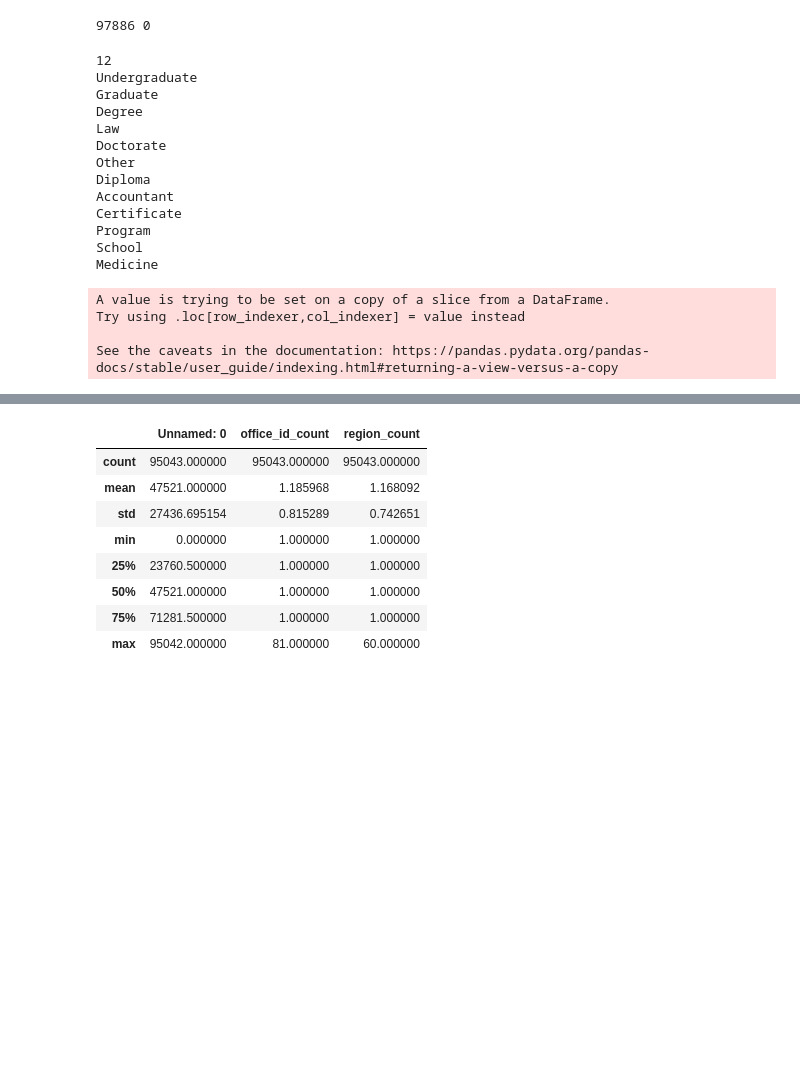
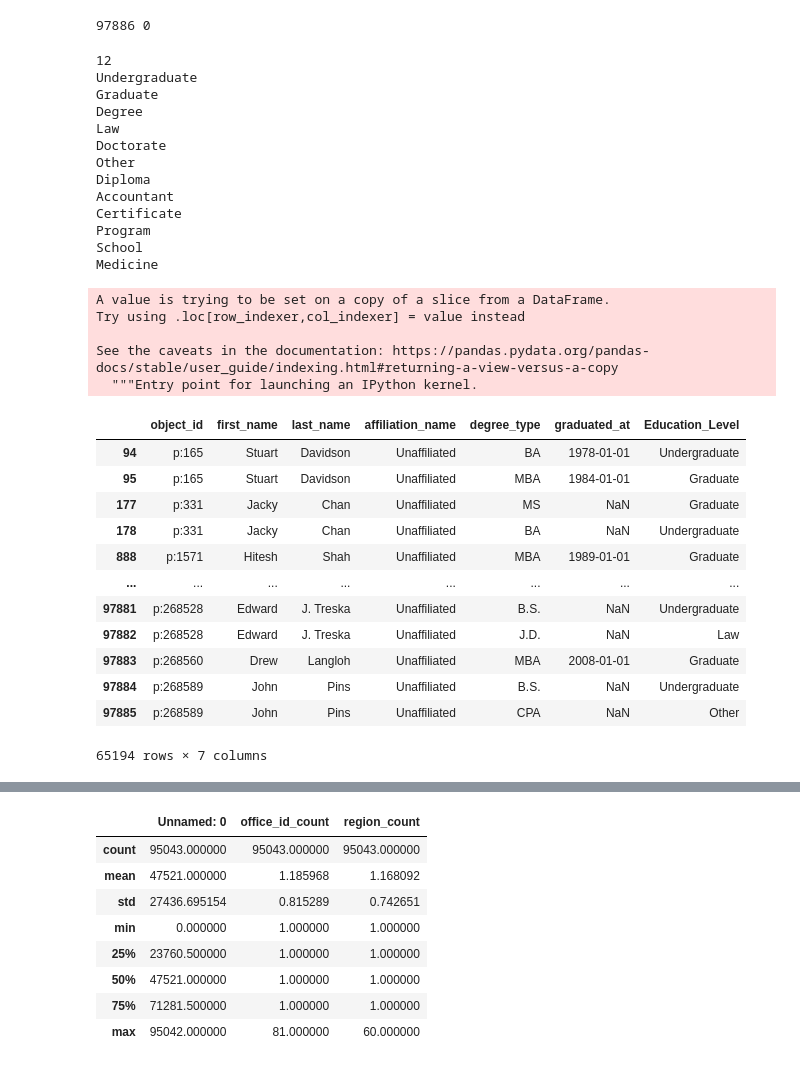
Before and after one commit to bhavya-kashyap/StartupSuccessPrediction, a Jupyter notebook: Project1EDA.ipynb, the cells around one changed output, grey strips where cells are left out. Cells and saved outputs as stored; diff of their text form; code cells hidden in the pictures; blank space fills up the shorter version.

```diff
--- a/Project1EDA.ipynb
+++ b/Project1EDA.ipynb
@@ -114,7 +115,7 @@ for i in range(len(deg)):
     b.append('Other')
 # %%
 deg['Education_Level'] = b
-ed_level = deg['Education Level'].unique()
+ed_level = deg['Education_Level'].unique()
 list(ed_level)
 print(len(ed_level))
 for i in ed_level:
@@ -137,3 +138,21 @@ A value is trying to be set on a copy of a slice from a DataFrame.
 Try using .loc[row_indexer,col_indexer] = value instead
 
 See the caveats in the documentation: https://pandas.pydata.org/pandas-docs/stable/user_guide/indexing.html#returning-a-view-versus-a-copy
+  """Entry point for launching an IPython kernel.
+# %%
+len(deg)
+deg[deg['affiliation_name'] == 'Unaffiliated']
+# %% [output]
+|  | object_id | first_name | last_name | affiliation_name | degree_type | graduated_at | Education_Level |
+| 94 | p:165 | Stuart | Davidson | Unaffiliated | BA | 1978-01-01 | Undergraduate |
+| 95 | p:165 | Stuart | Davidson | Unaffiliated | MBA | 1984-01-01 | Graduate |
+| 177 | p:331 | Jacky | Chan | Unaffiliated | MS | NaN | Graduate |
+| 178 | p:331 | Jacky | Chan | Unaffiliated | BA | NaN | Undergraduate |
+| 888 | p:1571 | Hitesh | Shah | Unaffiliated | MBA | 1989-01-01 | Graduate |
+| ... | ... | ... | ... | ... | ... | ... | ... |
+| 97881 | p:268528 | Edward | J. Treska | Unaffiliated | B.S. | NaN | Undergraduate |
+| 97882 | p:268528 | Edward | J. Treska | Unaffiliated | J.D. | NaN | Law |
+| 97883 | p:268560 | Drew | Langloh | Unaffiliated | MBA | 2008-01-01 | Graduate |
+| 97884 | p:268589 | John | Pins | Unaffiliated | B.S. | NaN | Undergraduate |
+| 97885 | p:268589 | John | Pins | Unaffiliated | CPA | NaN | Other |
+65194 rows × 7 columns
```
Also changed, not shown: parts of 7 cells of this notebook.
